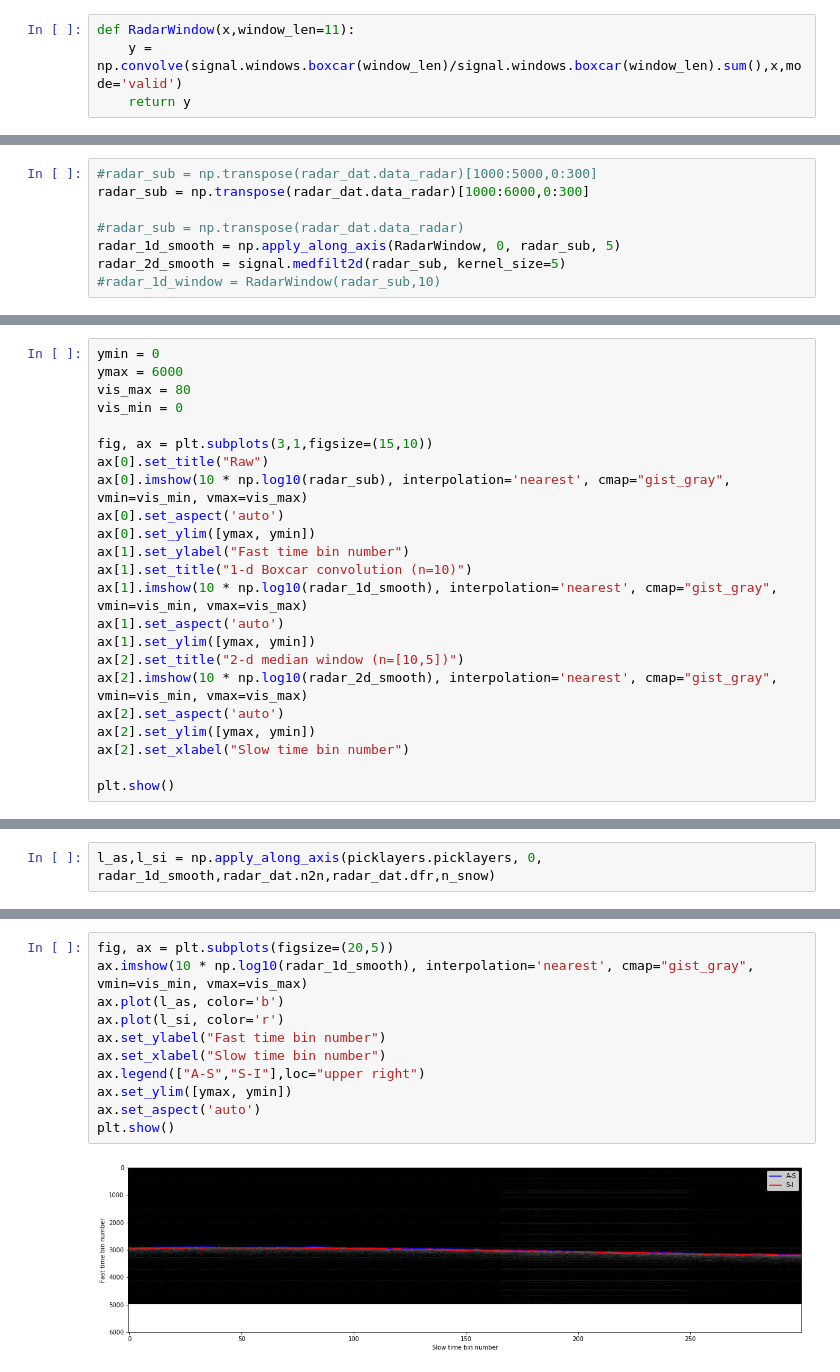
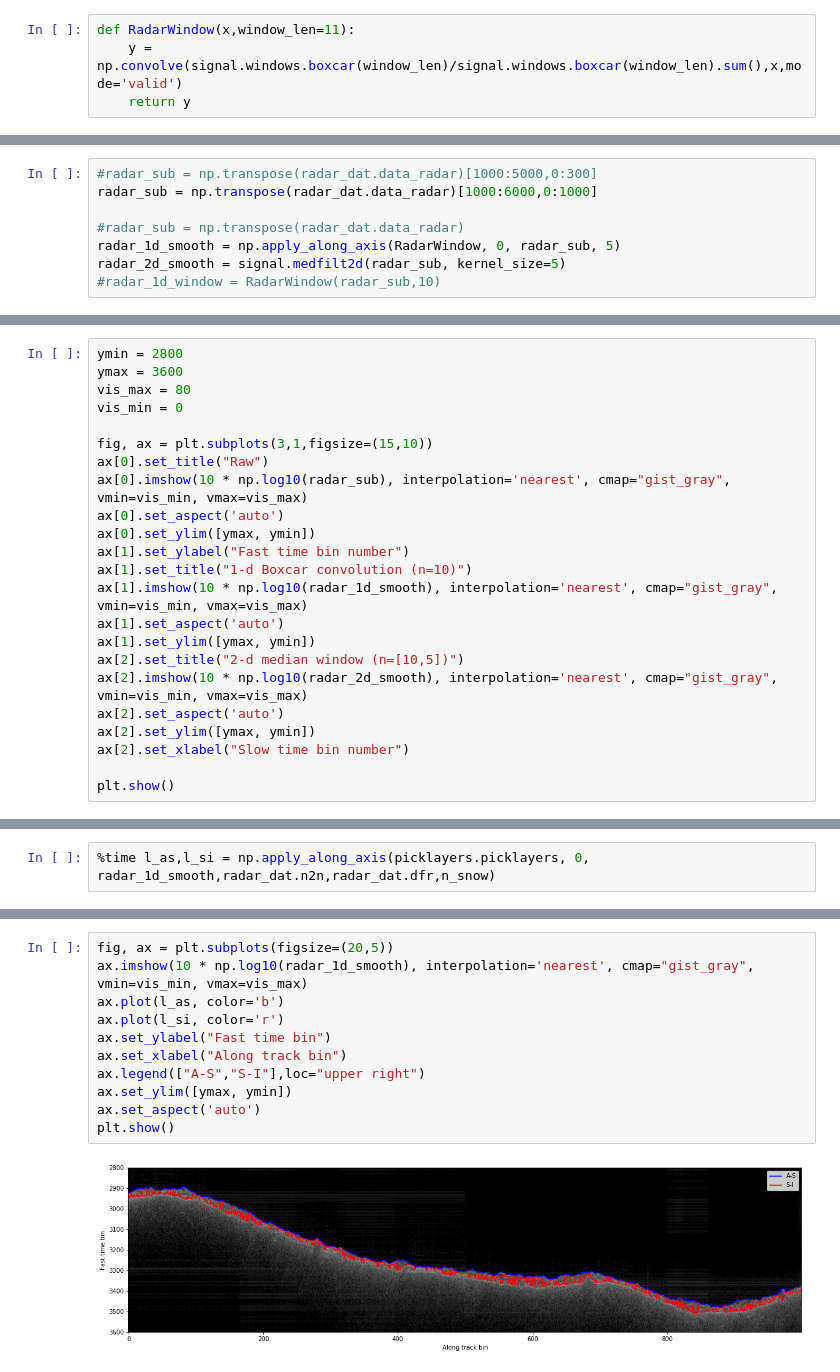
Before and after one commit to kingjml/pySnowRadar, a Jupyter notebook: pyWavelet/awi.ipynb, the cells around one changed output, grey strips where cells are left out. Cells and saved outputs as stored; diff of their text form.

```diff
--- a/pyWavelet/awi.ipynb
+++ b/pyWavelet/awi.ipynb
@@ -35,6 +53,6 @@ def RadarWindow(x,window_len=11):
 # %%
 #radar_sub = np.transpose(radar_dat.data_radar)[1000:5000,0:300]
-radar_sub = np.transpose(radar_dat.data_radar)[1000:6000,0:300]
+radar_sub = np.transpose(radar_dat.data_radar)[1000:6000,0:1000]
 
 #radar_sub = np.transpose(radar_dat.data_radar)
 radar_1d_smooth = np.apply_along_axis(RadarWindow, 0, radar_sub, 5)
@@ -57,6 +74,6 @@ plt.show()
 # %%
-ymin = 0
-ymax = 6000
+ymin = 2800
+ymax = 3600
 vis_max = 80
 vis_min = 0
 
@@ -82,2 +108,2 @@ plt.show()
 # %%
-l_as,l_si = np.apply_along_axis(picklayers.picklayers, 0, radar_1d_smooth,radar_dat.n2n,radar_dat.dfr,n_snow)
+%time l_as,l_si = np.apply_along_axis(picklayers.picklayers, 0, radar_1d_smooth,radar_dat.n2n,radar_dat.dfr,n_snow)
@@ -105,13 +145,13 @@ Mean snow depth (m): 0.169758937422249
 # %%
 fig, ax = plt.subplots(figsize=(20,5))
 ax.imshow(10 * np.log10(radar_1d_smooth), interpolation='nearest', cmap="gist_gray", vmin=vis_min, vmax=vis_max)
 ax.plot(l_as, color='b')
 ax.plot(l_si, color='r')
-ax.set_ylabel("Fast time bin number")
-ax.set_xlabel("Slow time bin number")
+ax.set_ylabel("Fast time bin")
+ax.set_xlabel("Along track bin")
 ax.legend(["A-S","S-I"],loc="upper right")
 ax.set_ylim([ymax, ymin])
 ax.set_aspect('auto')
 plt.show()
 # %% [output]
-[figure, old version]
+[figure, new version]
```
Also changed, not shown: parts of 16 cells of this notebook, 10 other files.
